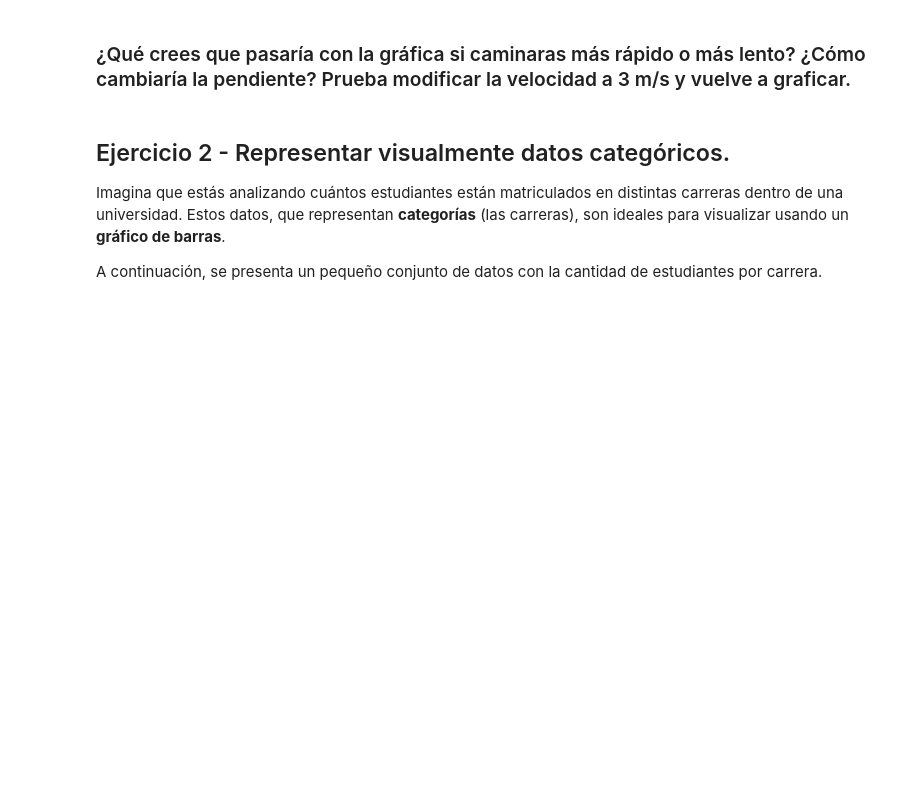
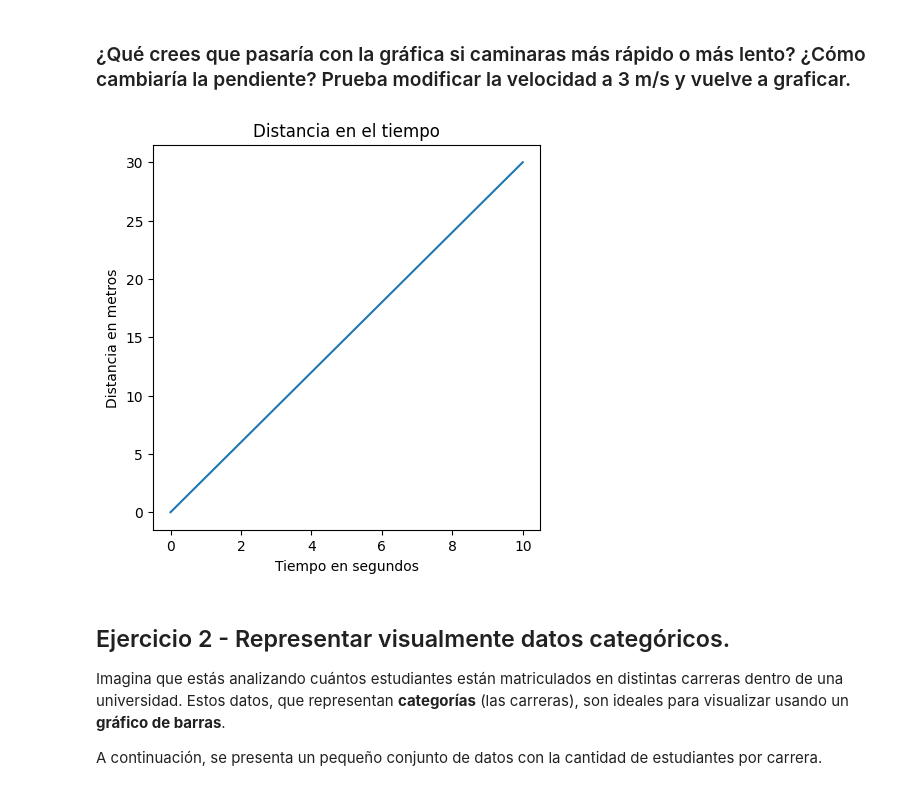
Before and after one commit to 4GeeksAcademy/AlegomezDev_matplolib, a Jupyter notebook: notebook/problems.es.ipynb, the cells around one changed output. Saved outputs shown, nothing was run; the diff lists cells and outputs as text; code cells hidden in the pictures; blank space fills up the shorter version.

```diff
--- a/notebook/problems.es.ipynb
+++ b/notebook/problems.es.ipynb
@@ -50,3 +44,18 @@ y = velocity * x
+# %%
+# Se establecen las variables y la función lineal
+x = np.arange(0, 11) # array con valores de 0 a 10
+velocity = 3
+y = velocity * x
+
+# Se configura la grafica
+plt.figure(figsize = (5, 5))
+plt.plot(x, y)
+plt.title('Distancia en el tiempo')
+plt.xlabel('Tiempo en segundos')
+plt.ylabel('Distancia en metros')
+plt.show()
+# %% [output]
+[figure, added]
 # %% [markdown]
 ## Ejercicio 2 - Representar visualmente datos categóricos.
 
```
Also changed, not shown: parts of 19 cells of this notebook.
